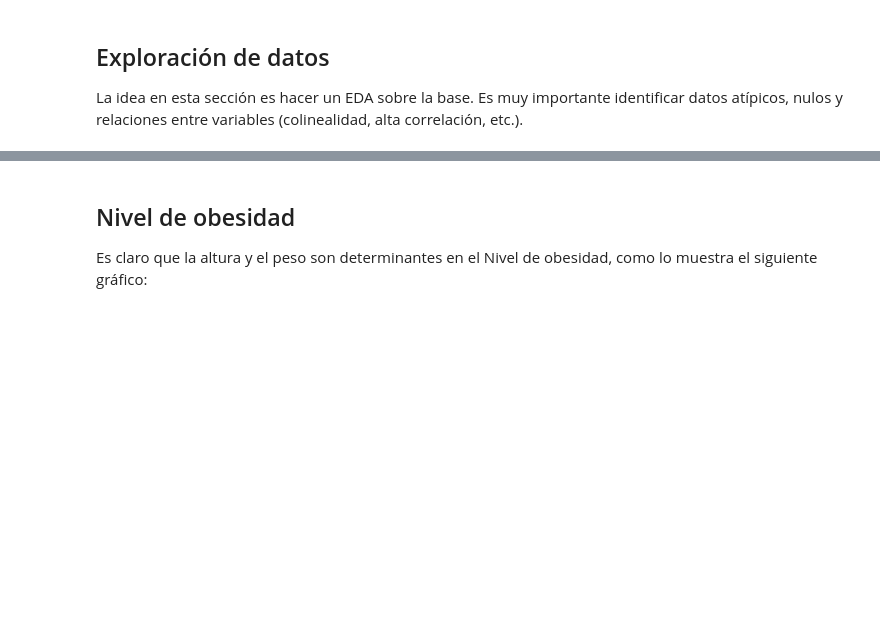
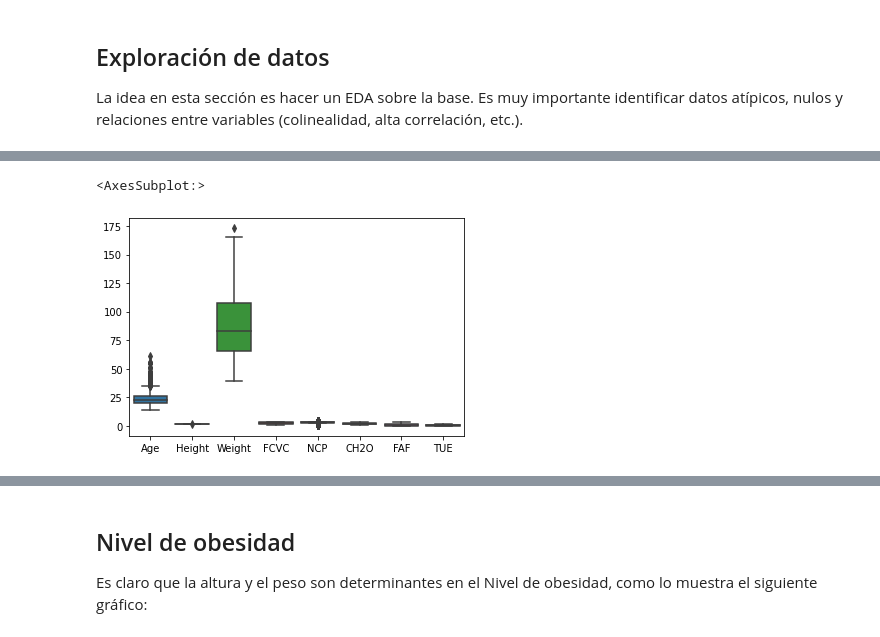
Before and after one commit to MichelCespedes/MaestriaDatos, a Jupyter notebook: SegundoSemestre/MetodosEstadisticos/Taller3/taller3.ipynb, the cells around one changed output, grey strips where cells are left out. Drawn from its saved outputs; the diff is of its cells as text; code cells hidden in the pictures; blank space fills up the shorter version.

```diff
--- a/SegundoSemestre/MetodosEstadisticos/Taller3/taller3.ipynb
+++ b/SegundoSemestre/MetodosEstadisticos/Taller3/taller3.ipynb
@@ -24,0 +57,5 @@ La idea en esta sección es hacer un EDA sobre la base. Es muy importante identi
+# %%
+sns.boxplot(data=DataO)
+# %% [output]
+<AxesSubplot:>
+[figure, added]
```
Also changed, not shown: parts of 6 cells of this notebook.
